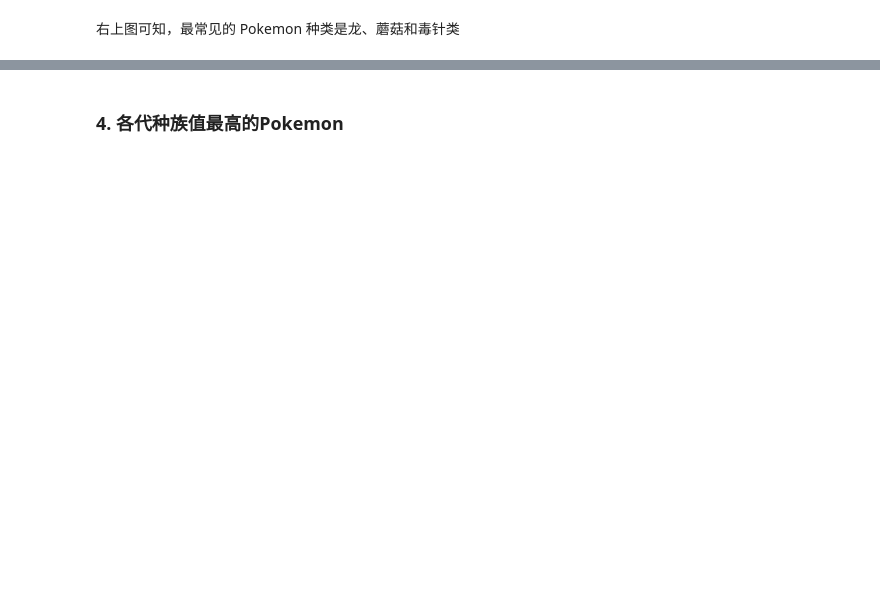
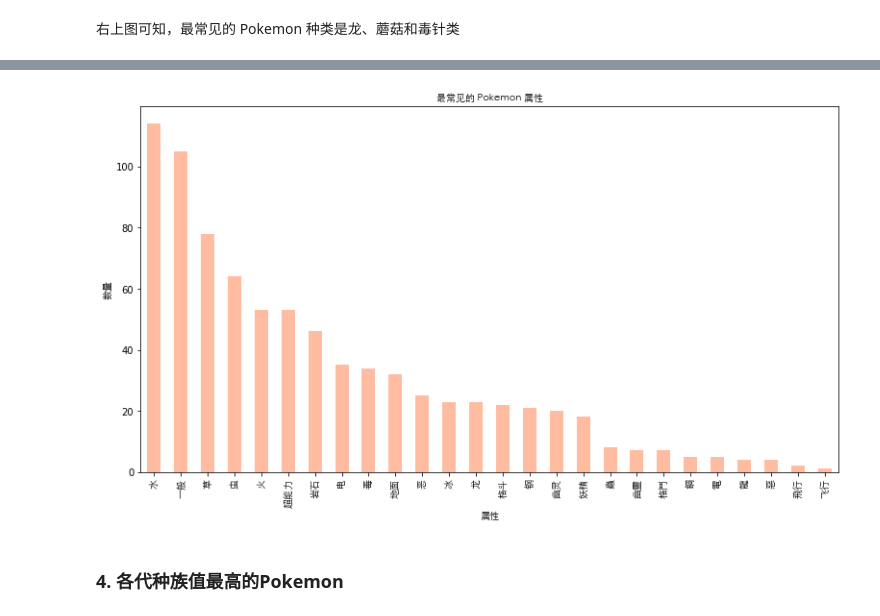
Before and after one commit to ezra1218/pokemon-stats, a Jupyter notebook: pokemon-analysis.ipynb, the cells around one changed output, grey strips where cells are left out. Saved outputs shown, nothing was run; the diff lists cells and outputs as text; code cells hidden in the pictures; blank space fills up the shorter version.

```diff
--- a/pokemon-analysis.ipynb
+++ b/pokemon-analysis.ipynb
@@ -255,3 +281,8 @@ most_fre_2 = df.type2.value_counts()
+# %%
+draw_chart(most_fre_type, 'bar', 'lightsalmon', '最常见的 Pokemon 属性', '属性', '数量', (13, 7))
+plt.show()
+# %% [output]
+[figure, added]
 # %% [markdown]
 ### 4. 各代种族值最高的Pokemon
 # %%
```
Also changed, not shown: parts of 35 cells of this notebook.
